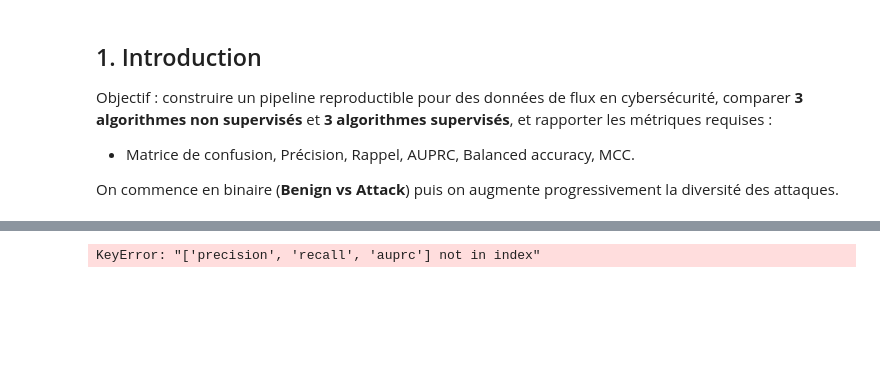
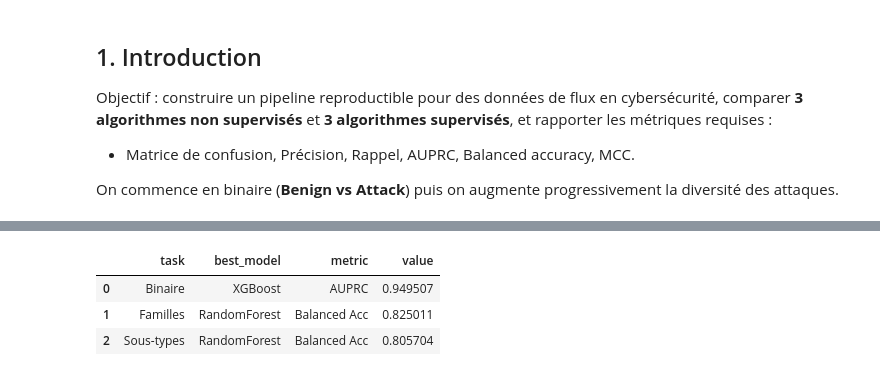
Before and after one commit to ErkannCh/mlsecu, a Jupyter notebook: mlsecu.ipynb, the cells around one changed output, grey strips where cells are left out. Cells and saved outputs as stored; diff of their text form; code cells hidden in the pictures; blank space fills up the shorter version.

```diff
--- a/mlsecu.ipynb
+++ b/mlsecu.ipynb
@@ -658,31 +708,54 @@ TypeError: eval() missing 1 required positional argument: 'y_score'
 # %%
 fam_table = pd.DataFrame(fam_results)[[
     "title",
     "precision",
     "recall",
     "auprc",
     "balanced_acc",
     "mcc",
 ]]
 
 st_table = pd.DataFrame(st_results)[[
     "title",
     "precision",
     "recall",
     "auprc",
     "balanced_acc",
     "mcc",
 ]]
 
-final_table = pd.concat([binary_table, fam_table, st_table], ignore_index=True)
-final_table = final_table[[
-	"title",
-	"precision",
-	"recall",
-	"auprc",
-	"balanced_acc",
-	"mcc",
-]]
-final_table
+def pick_best(df, metric, higher_is_better=True):
+    d = df.dropna(subset=[metric]).copy()
+    idx = d[metric].idxmax() if higher_is_better else d[metric].idxmin()
+    return d.loc[idx]
+
+best_bin = pick_best(binary_table, metric="auprc")
+best_fam = pick_best(fam_table, metric="balanced_acc")
+best_st = pick_best(st_table, metric="balanced_acc") if "st_table" in globals() else None
+
+rows = []
+rows.append({
+	"task": "Binaire",
+	"best_model": best_bin["title"],
+	"metric": "AUPRC",
+	"value": float(best_bin["auprc"]),
+})
+rows.append({
+	"task": "Familles",
+	"best_model": best_fam["title"],
+	"metric": "Balanced Acc",
+	"value": float(best_fam["balanced_acc"]),
+})
+rows.append({
+	"task": "Sous-types",
+	"best_model": best_st["title"],
+	"metric": "Balanced Acc",
+	"value": float(best_st["balanced_acc"]),
+})
+
+pd.DataFrame(rows)
 # %% [output]
-KeyError: "['precision', 'recall', 'auprc'] not in index"
+|  | task | best_model | metric | value |
+| 0 | Binaire | XGBoost | AUPRC | 0.949507 |
+| 1 | Familles | RandomForest | Balanced Acc | 0.825011 |
+| 2 | Sous-types | RandomForest | Balanced Acc | 0.805704 |
```
Also changed, not shown: parts of 19 cells of this notebook, 29 other files.
